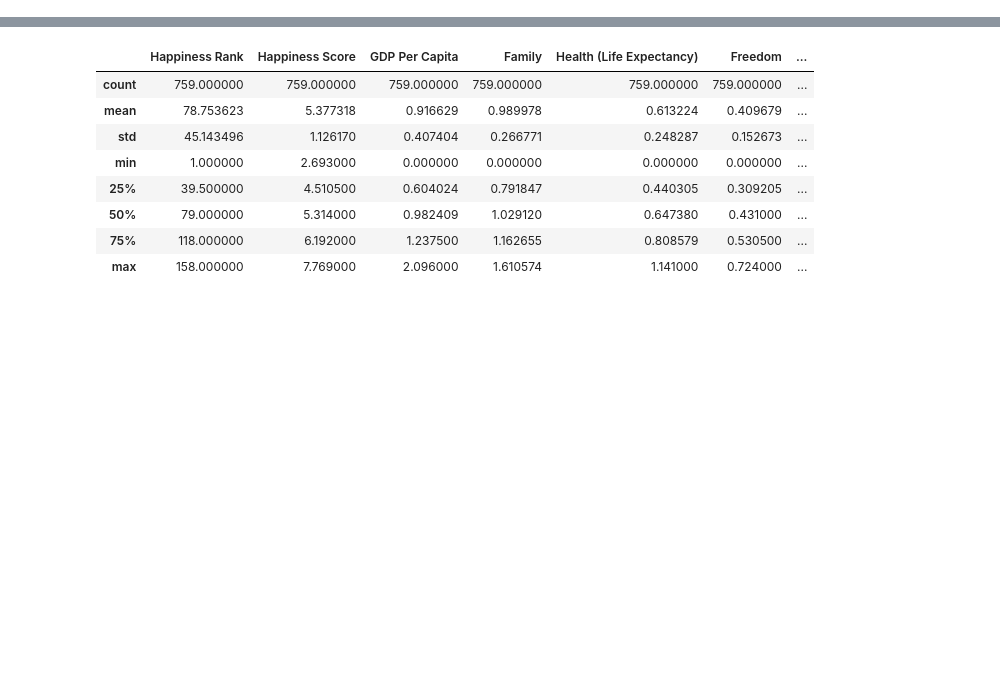
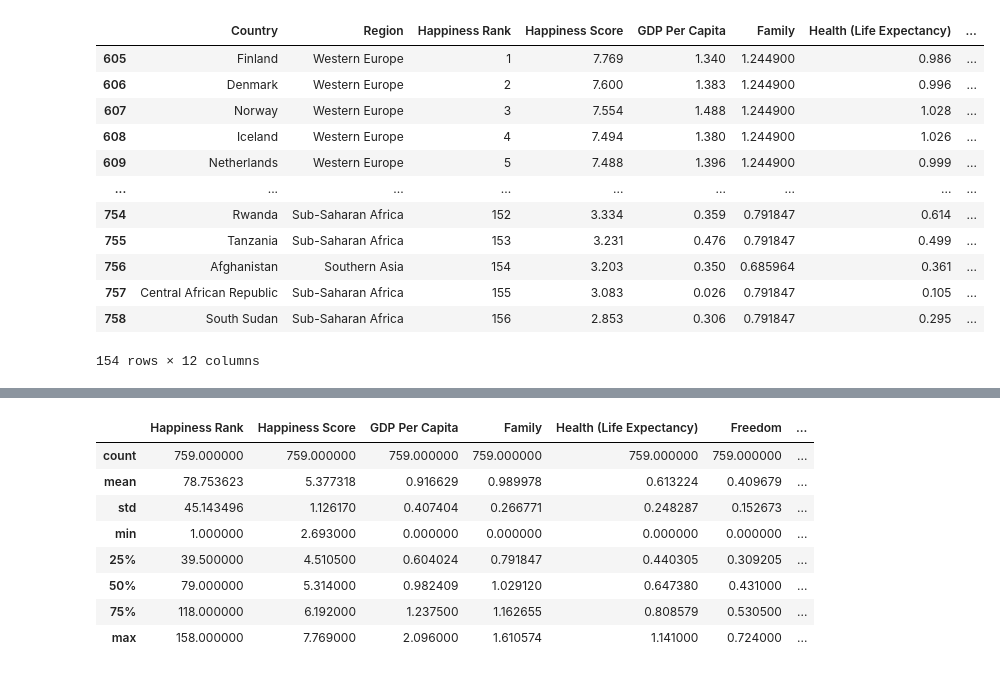
Before and after one commit to simrankgill/NSF_Mini_Project, a Jupyter notebook: WorldHappiness.ipynb, the cells around one changed output, grey strips where cells are left out. Saved outputs shown, nothing was run; the diff lists cells and outputs as text; code cells hidden in the pictures; blank space fills up the shorter version.

```diff
--- a/WorldHappiness.ipynb
+++ b/WorldHappiness.ipynb
@@ -121,0 +118,17 @@ plt.boxplot(DF['Family'])
+# %%
+DF2019 = DF[DF['Year']==2019]
+DF2019
+# %% [output]
+|  | Country | Region | Happiness Rank | Happiness Score | GDP Per Capita | Family | Health (Life Expectancy) | ... |
+| 605 | Finland | Western Europe | 1 | 7.769 | 1.340 | 1.244900 | 0.986 | ... |
+| 606 | Denmark | Western Europe | 2 | 7.600 | 1.383 | 1.244900 | 0.996 | ... |
+| 607 | Norway | Western Europe | 3 | 7.554 | 1.488 | 1.244900 | 1.028 | ... |
+| 608 | Iceland | Western Europe | 4 | 7.494 | 1.380 | 1.244900 | 1.026 | ... |
+| 609 | Netherlands | Western Europe | 5 | 7.488 | 1.396 | 1.244900 | 0.999 | ... |
+| ... | ... | ... | ... | ... | ... | ... | ... | ... |
+| 754 | Rwanda | Sub-Saharan Africa | 152 | 3.334 | 0.359 | 0.791847 | 0.614 | ... |
+| 755 | Tanzania | Sub-Saharan Africa | 153 | 3.231 | 0.476 | 0.791847 | 0.499 | ... |
+| 756 | Afghanistan | Southern Asia | 154 | 3.203 | 0.350 | 0.685964 | 0.361 | ... |
+| 757 | Central African Republic | Sub-Saharan Africa | 155 | 3.083 | 0.026 | 0.791847 | 0.105 | ... |
+| 758 | South Sudan | Sub-Saharan Africa | 156 | 2.853 | 0.306 | 0.791847 | 0.295 | ... |
+154 rows × 12 columns
```
Also changed, not shown: parts of 19 cells of this notebook.
